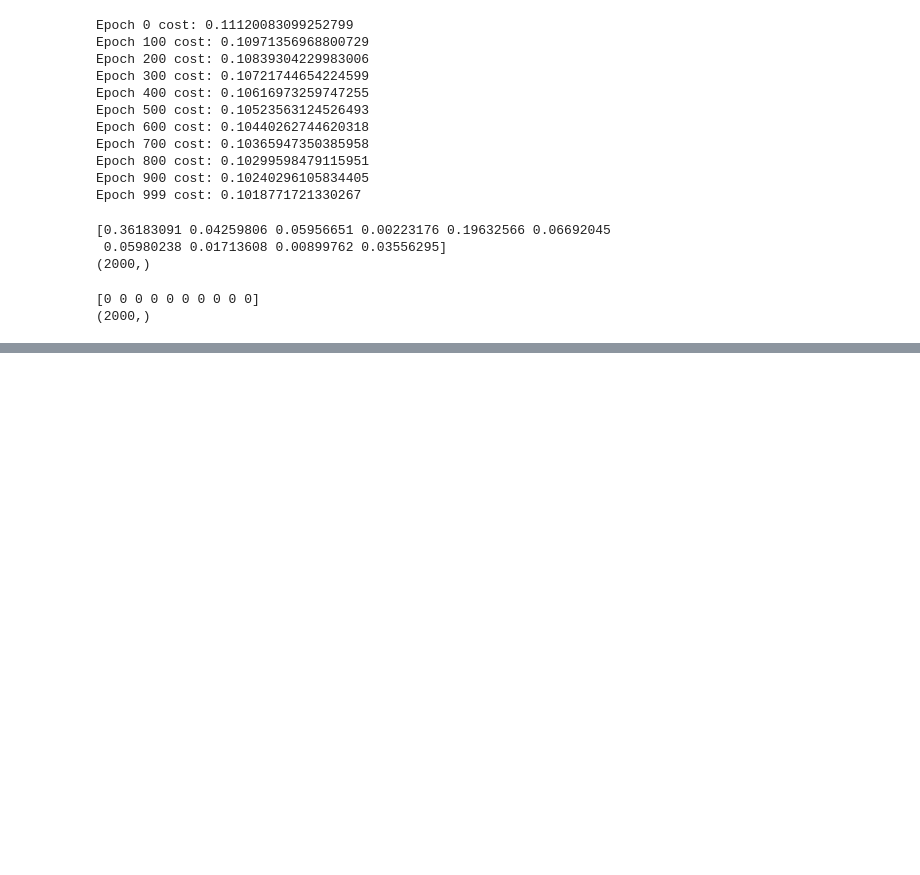
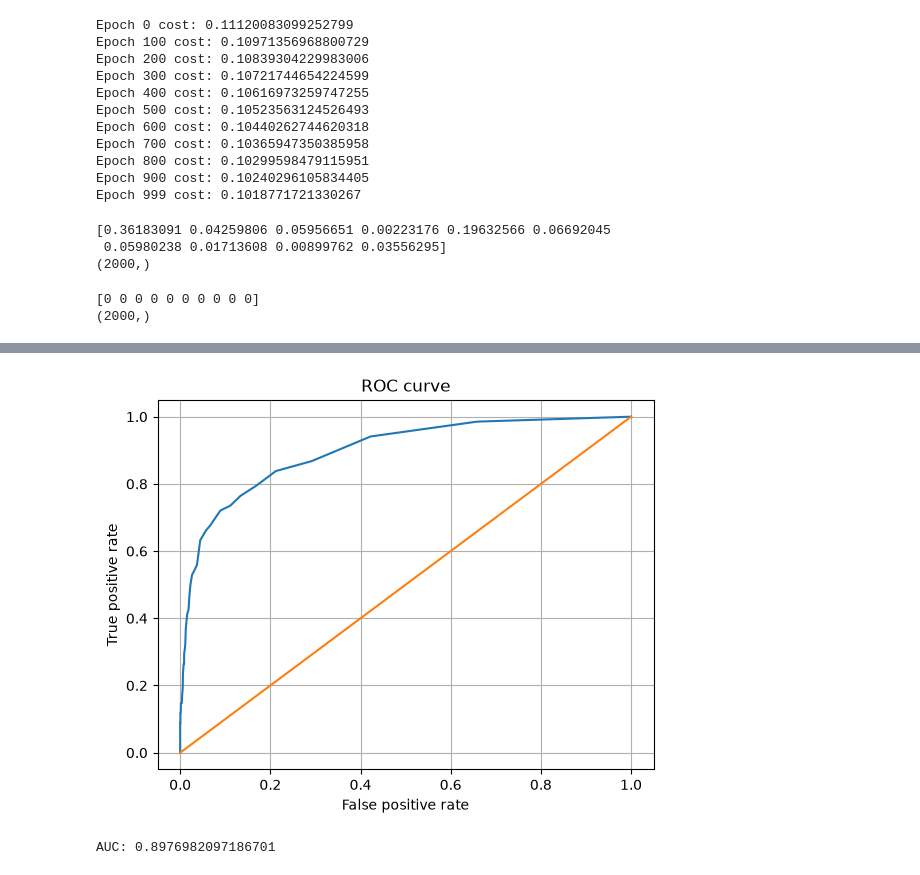
Before and after one commit to Keshi-cmd/Predictive-Maintenance, a Jupyter notebook: notebooks/02_baseline_models.ipynb, the cells around one changed output, grey strips where cells are left out. Cells and saved outputs as stored; diff of their text form; code cells hidden in the pictures; blank space fills up the shorter version.

```diff
--- a/notebooks/02_baseline_models.ipynb
+++ b/notebooks/02_baseline_models.ipynb
@@ -101,0 +210,21 @@ print(y_pred.shape)
+# %%
+plt.plot(fpr_scores, recall_scores)
+plt.plot([0,1],[0,1])
+plt.xlabel("False positive rate")
+plt.ylabel("True positive rate")
+plt.title("ROC curve")
+plt.grid()
+plt.show()
+# %% [output]
+[figure, added]
+# %%
+fpr_sorted = fpr_scores[::-1]
+tpr_sorted = recall_scores[::-1]
+auc = 0
+for i in range(len(fpr_sorted)-1):
+    width = fpr_sorted[i+1] - fpr_sorted[i]
+    height = (tpr_sorted[i] + tpr_sorted[i+1]) / 2
+    auc = auc + width * height
+print(f"AUC: {auc}")
+# %% [output]
+AUC: 0.8976982097186701
```
Also changed, not shown: parts of 13 cells of this notebook, 3 other files.
